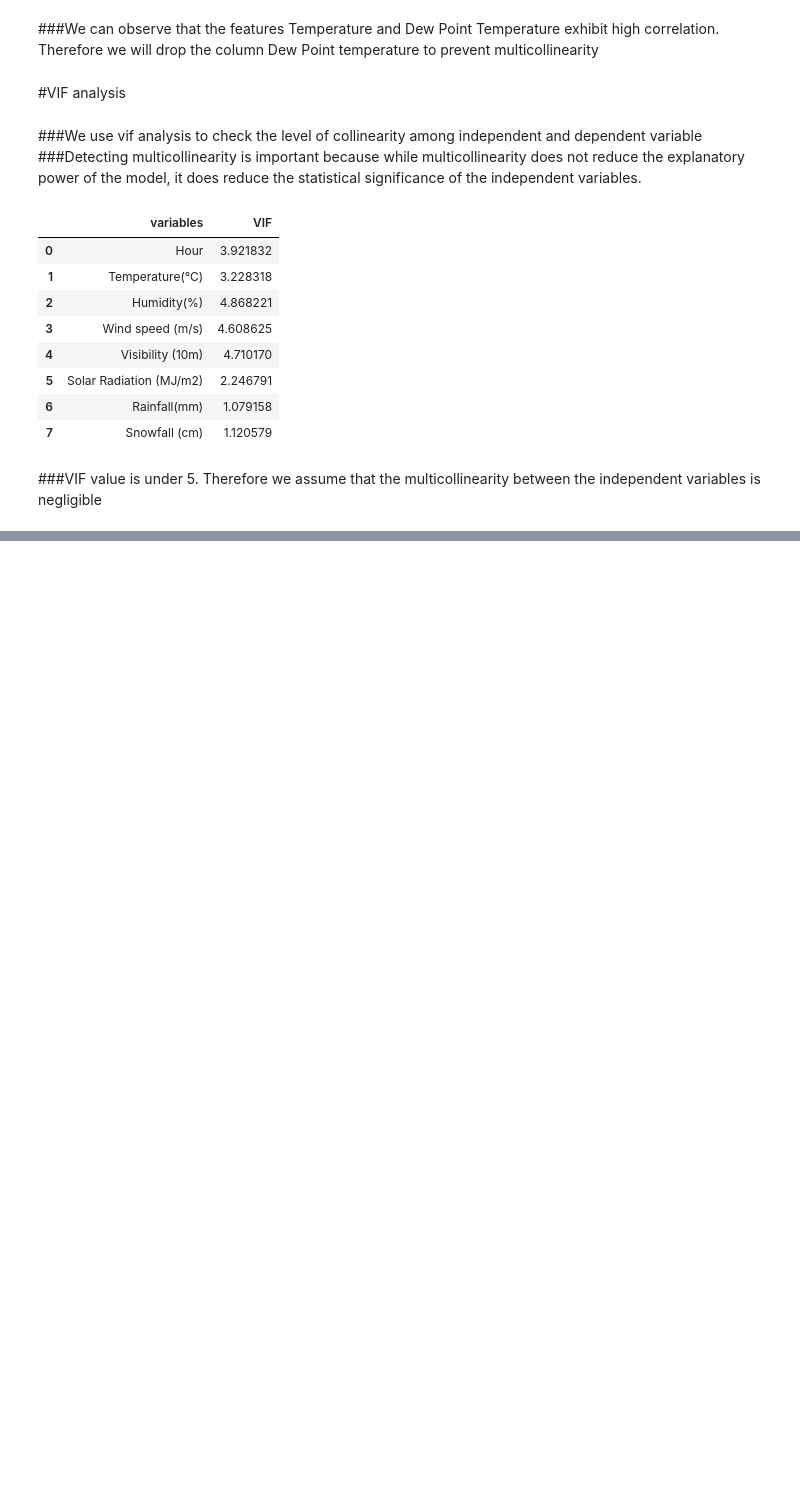
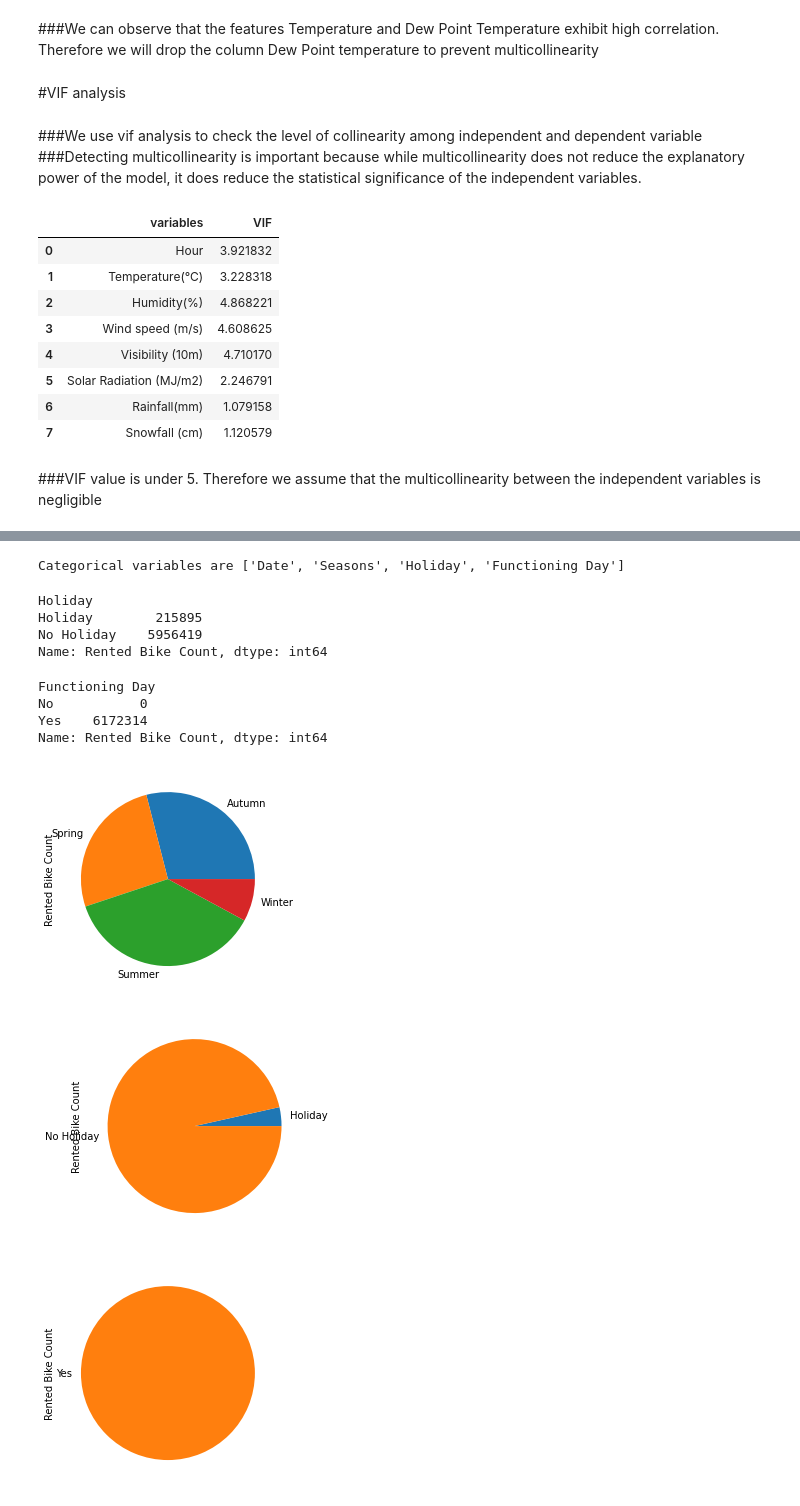
Before and after one commit to nivyathiruvoth/Seoul-Bike-Sharing-Demand-Prediction, a Jupyter notebook: Bike_Sharing_Demand_Prediction.ipynb, the cells around one changed output, grey strips where cells are left out. Cells and saved outputs as stored; diff of their text form; code cells hidden in the pictures; blank space fills up the shorter version.

```diff
--- a/Bike_Sharing_Demand_Prediction.ipynb
+++ b/Bike_Sharing_Demand_Prediction.ipynb
@@ -266,0 +291,32 @@ calc_vif(new_df[[i for i in new_df.describe().columns if i not in ['Rented Bike
+# %%
+#Obtaining the categorical variables
+categorical_variable=new_df.describe(include=["object"]).columns.tolist()
+print("Categorical variables are", categorical_variable)
+# %% [output]
+Categorical variables are ['Date', 'Seasons', 'Holiday', 'Functioning Day']
+# %%
+#Group by "Holiday" on sum
+new_df.groupby("Holiday")["Rented Bike Count"].sum()
+# %% [output]
+Holiday
+Holiday        215895
+No Holiday    5956419
+Name: Rented Bike Count, dtype: int64
+# %%
+#Group by "Functioning Day" on sum
+new_df.groupby("Functioning Day")["Rented Bike Count"].sum()
+# %% [output]
+Functioning Day
+No           0
+Yes    6172314
+Name: Rented Bike Count, dtype: int64
+# %%
+#Plotting for categorical variables
+for col in categorical_variable:
+  if col not in ['Date']:
+    new_df.groupby([col])["Rented Bike Count"].sum().plot.pie()
+    plt.show()
+# %% [output]
+[figure, added]
+[figure, added]
+[figure, added]
```
Also changed, not shown: parts of 26 cells of this notebook.
